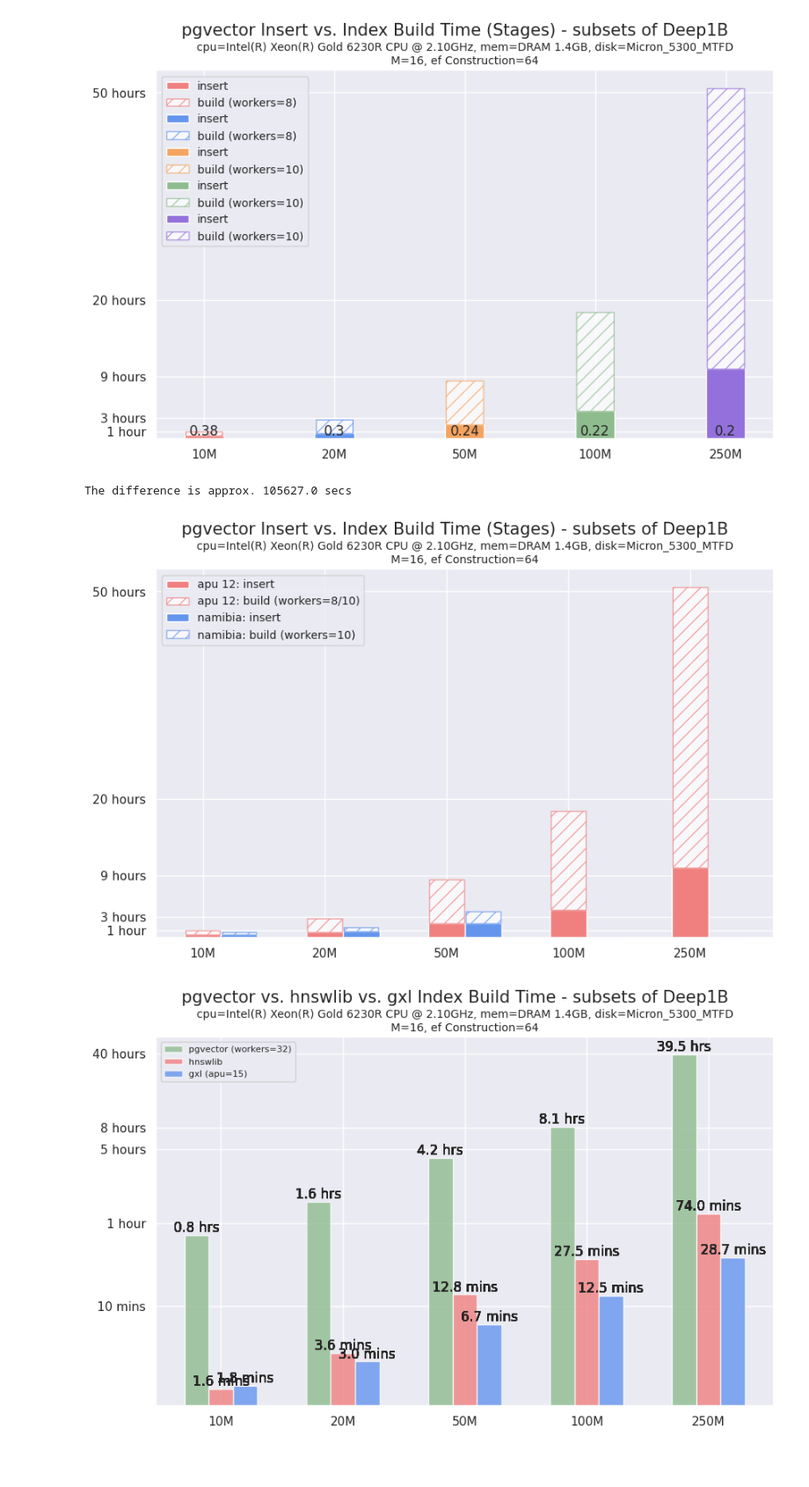
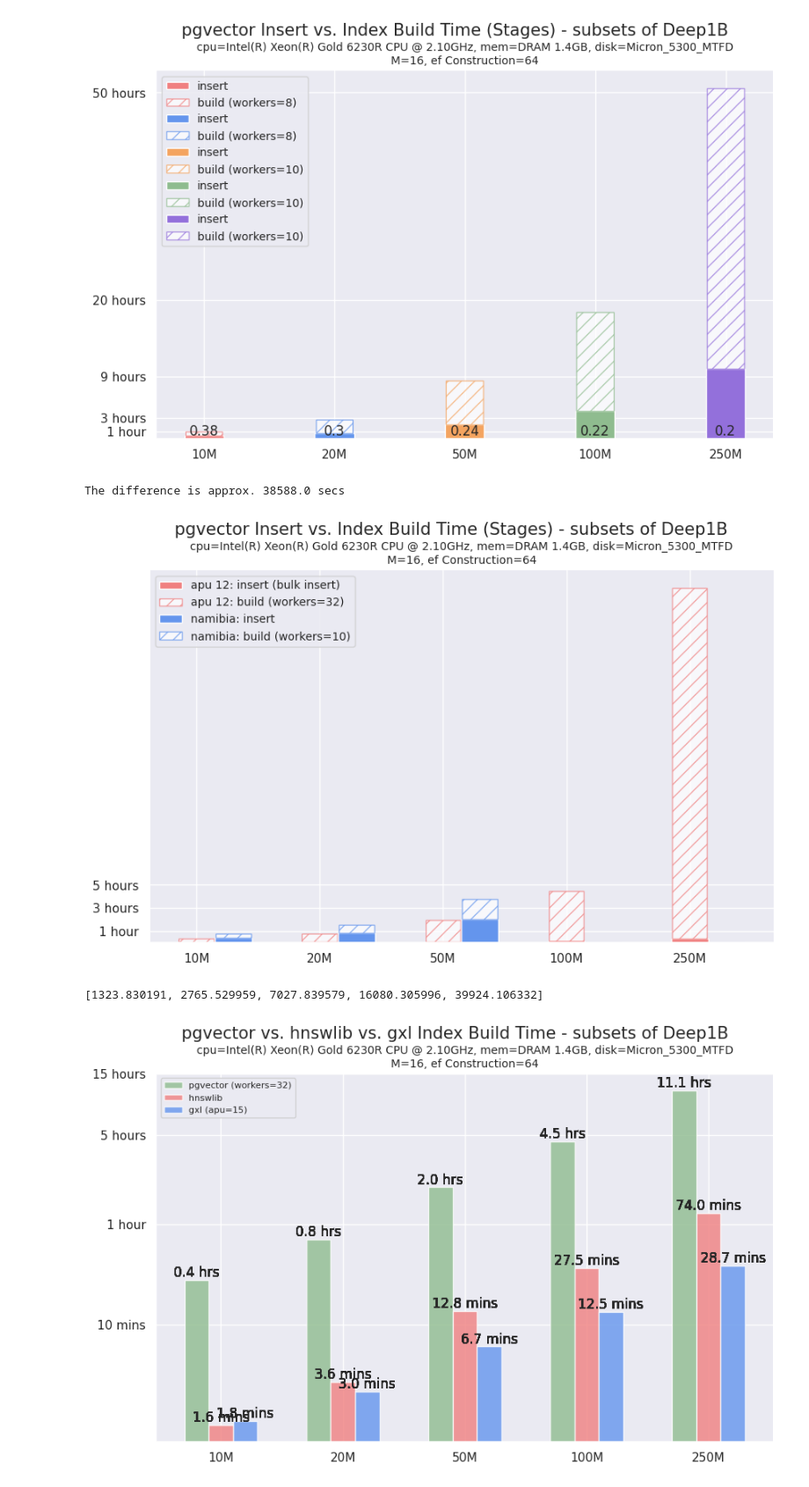
Before and after one commit to iamsabhoho/pgvector, a Jupyter notebook: gsi/analyze.ipynb, the cells around one changed output. Shown: that part at 88% size. Saved outputs shown, nothing was run; the diff lists cells and outputs as text; code cells hidden in the pictures; blank space fills up the shorter version.

```diff
--- a/gsi/analyze.ipynb
+++ b/gsi/analyze.ipynb
@@ -493,8 +493,8 @@ with sns.axes_style("white"):
 from datetime import datetime
 
 fmt = '%Y-%m-%d %H:%M:%S'
-tstamp1 = datetime.strptime('2024-04-18 06:20:19', fmt)
-tstamp2 = datetime.strptime('2024-04-19 11:40:46', fmt)
+tstamp1 = datetime.strptime('2024-05-09 08:56:42', fmt)
+tstamp2 = datetime.strptime('2024-05-09 19:39:50', fmt)
 
 if tstamp1 > tstamp2:
     td = tstamp1 - tstamp2
@@ -504,12 +504,13 @@ td_mins = td.total_seconds()
 
 print('The difference is approx. %s secs' % td_mins)
 # %% [output]
-The difference is approx. 105627.0 secs
+The difference is approx. 38588.0 secs
 # %%
 # stacked
 # pgvector insert vs index build
 
 import seaborn as sns
+# 10, 20, 50, 100, 250
 
 # data
 # apu 12
@@ -518,19 +519,22 @@ build_1 = np.array([3787.477359-1455.804854, 9898.810132-3002.124852, 29977.9984
     65876.278206-14609.566409, 182289.052372-36580.73947])
 
 # namibia
-# 10, 20, 50
 insert_2 = np.array([1466.91564, 3039.423637, 7340.483593, 0, 0])
 build_2 = np.array([1152, 2388, 6331, 0, 0])
 
-# apu12 - 10 workers 0.6.2 100gb
+"""# apu12 - 10 workers 0.6.2 100gb
 # 10m, 20m, 50m
 insert_3 = [1463.885893, ]
-build_3 = [1267, ]
+build_3 = [1267, ]"""
 
-# apu12 - 32 workers 0.6.2 100gb
-# 10m, 20m, 50m, 100m
+"""# apu12 - 32 workers 0.6.2 100gb
+# 10m, 20m, 50m, 100m, 250m
 insert_3 = [1460.18156, 2915.48028, 7283.138524, 14573.505349, 36438.028897]
-build_3 = [1328, 2879, 7661, 14670, 105627]
+build_3 = [1328, 2879, 7661, 14670, 105627]"""
+
+# apu12 - 32 workers, 0.6.2, 100gb, bulk load
+insert_5 = [51.830191, 102.529959, 251.839579, 515.305996, 1336.106332]
+build_5 = [1272, 2663, 6776, 15565, 109650]
 
 
 
@@ -554,11 +558,11 @@ with sns.axes_style("white"):
     gxl_8_pos = gxl_pos + bar_width
     gxl_15_pos = gxl_8_pos + bar_width
 
-    stacked_11 = plt.bar(v_pos, insert_1, bar_width, color='lightcoral', label='apu 12: insert')
+    stacked_11 = plt.bar(v_pos, insert_5, bar_width, color='lightcoral', label='apu 12: insert (bulk insert)')
 
-    stacked_12 = plt.bar(v_pos, build_1, bar_width-epsilon,
-                            bottom=insert_1, alpha=opacity, color='white', edgecolor='lightcoral',
-                            linewidth=line_width, hatch='//', label='apu 12: build (workers=8/10)')
+    stacked_12 = plt.bar(v_pos, build_5, bar_width-epsilon,
+                            bottom=insert_5, alpha=opacity, color='white', edgecolor='lightcoral',
+                            linewidth=line_width, hatch='//', label='apu 12: build (workers=32)')
 
 
     stacked_21 = plt.bar(gxl_pos, insert_2, bar_width, color='cornflowerblue', label='namibia: insert')
@@ -592,7 +596,8 @@ with sns.axes_style("white"):
     #addlabels(sizes, percent)
 
     plt.xticks(np.arange(5), sizes)
-    plt.yticks([ 3600, 10800, 32400, 72000, 180000 ], ['1 hour', '3 hours', '9 hours', '20 hours', '50 hours'])
+    #plt.yticks([ 3600, 10800, 32400, 72000, 180000 ], ['1 hour', '3 hours', '9 hours', '20 hours', '50 hours'])
+    plt.yticks([ 3600, 10800, 18000 ], ['1 hour', '3 hours', '5 hours'])
     plt.legend(loc='best', fontsize=10)
     sns.despine()
 
@@ -602,12 +607,24 @@ with sns.axes_style("white"):
     plt.savefig('results/vis/pgvector_insert_index_build.png', bbox_inches="tight")
     plt.show()
 # %% [output]
-[figure, old version]
+[figure, new version]
+# %%
+insert_5 = [51.830191, 102.529959, 251.839579, 515.305996, 1336.106332]
+build_5 = [1272, 2663, 6776, 15565, 38588]
+lst = []
+for i in range(len(insert_5)):
+    x = insert_5[i] + build_5[i]
+    lst.append(x)
+
+lst
+# %% [output]
+[1323.830191, 2765.529959, 7027.839579, 16080.305996, 39924.106332]
 # %%
 import seaborn as sns
 
 # data
-pg_lst = [2788, 5794, 14944, 29252, 142065]
+#pg_lst = [2788, 5794, 14944, 29252, 142065]
+pg_lst = [1323.830191, 2765.529959, 7027.839579, 16080.305996, 39924.106332]
 
 # hnswlib vanilla
 hnswlib_lst = [98.77, 213.45, 766.100065, 1647.98, 4441.59]
@@ -650,35 +667,36 @@ with sns.axes_style("white"):
             patch = ax.patches[i]
             lbl = round(patch.get_height()/3600, 1)
             ax.text(patch.get_x() + patch.get_width()/2, patch.get_height(), '{} hrs'.format(lbl),
             verticalalignment='bottom', horizontalalignment='center')
 
         # 2, 3
         for i in [5, 6, 7, 8, 9]:
             patch = ax.patches[i]
             lbl = round(patch.get_height()/60, 1)
             ax.text(patch.get_x() + patch.get_width()/2, patch.get_height(), '{} mins'.format(lbl),
             verticalalignment='bottom', horizontalalignment='center')
 
         # 4, 5
         for i in [10, 11, 12, 13, 14]:
             patch = ax.patches[i]
             lbl = round(patch.get_height()/60, 1)
             ax.text(patch.get_x() + patch.get_width()/2, patch.get_height(), '{} mins'.format(lbl),
             verticalalignment='bottom', horizontalalignment='center')
 
 
     plt.xticks(pos2, sizes)
-    plt.yticks([ 600, 3600, 18000, 28800, 144000 ], ['10 mins', '1 hour', '5 hours', '8 hours', '40 hours'])
+    #plt.yticks([ 600, 3600, 18000, 28800, 144000 ], ['10 mins', '1 hour', '5 hours', '8 hours', '40 hours'])
+    plt.yticks([ 600, 3600, 18000, 36000 ], ['10 mins', '1 hour', '5 hours', '10 hours'])
     plt.legend(loc='upper left', fontsize=8)
     sns.despine()
 
     plt.suptitle('pgvector vs. hnswlib vs. gxl Index Build Time - subsets of Deep1B', fontsize=15)
     plt.title('cpu=Intel(R) Xeon(R) Gold 6230R CPU @ 2.10GHz, mem=DRAM 1.4GB, disk=Micron_5300_MTFD\nM=16, ef Construction=64', fontsize=10)
 
     plt.savefig('results/vis/pgvector_hnswlib_gxl_index_build_time_total.png', bbox_inches="tight")
     plt.show()
 # %% [output]
-[figure, old version]
+[figure, new version]
 # %%
 # stacked old
 # pgvector insert vs index build
```
Also changed, not shown: 11 other files.
